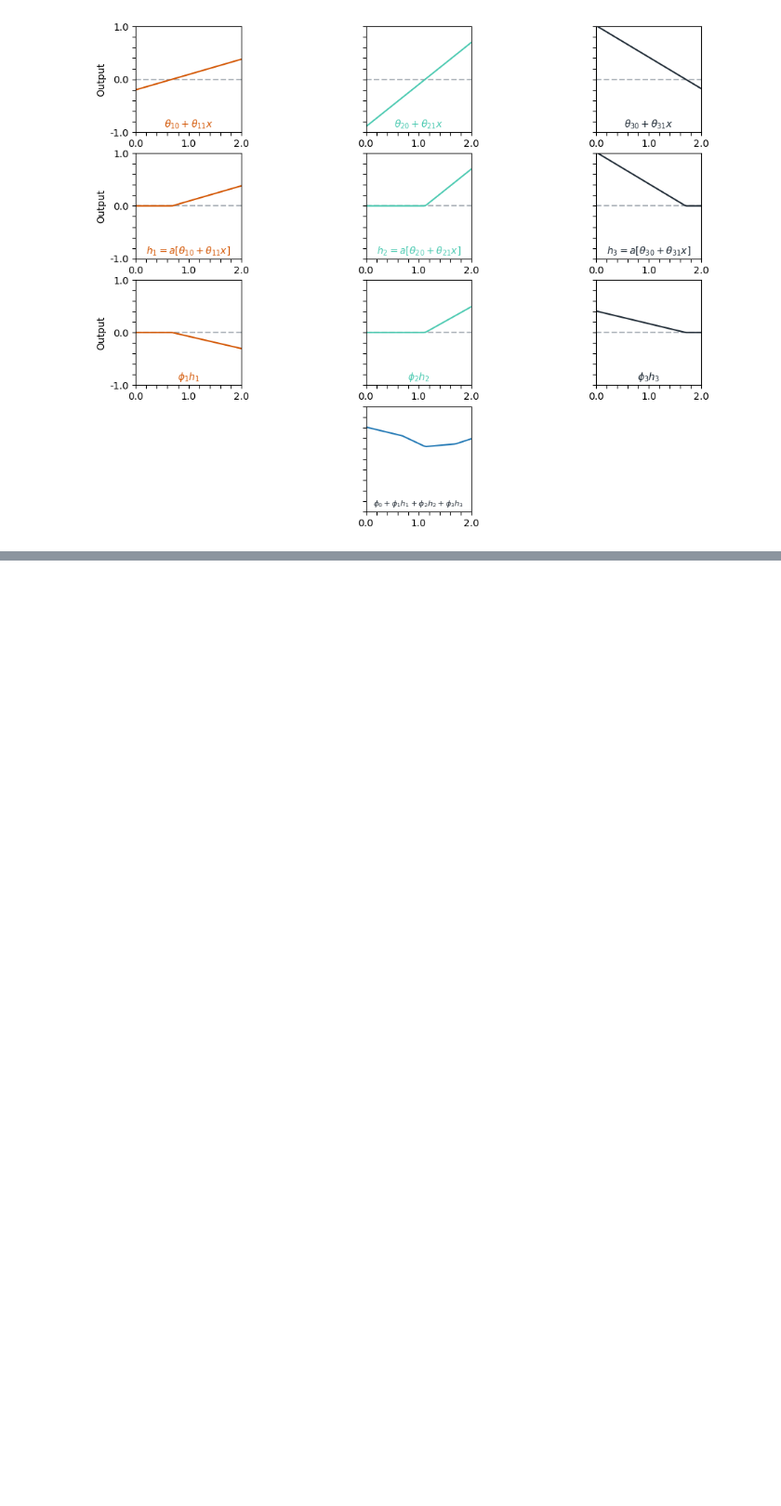
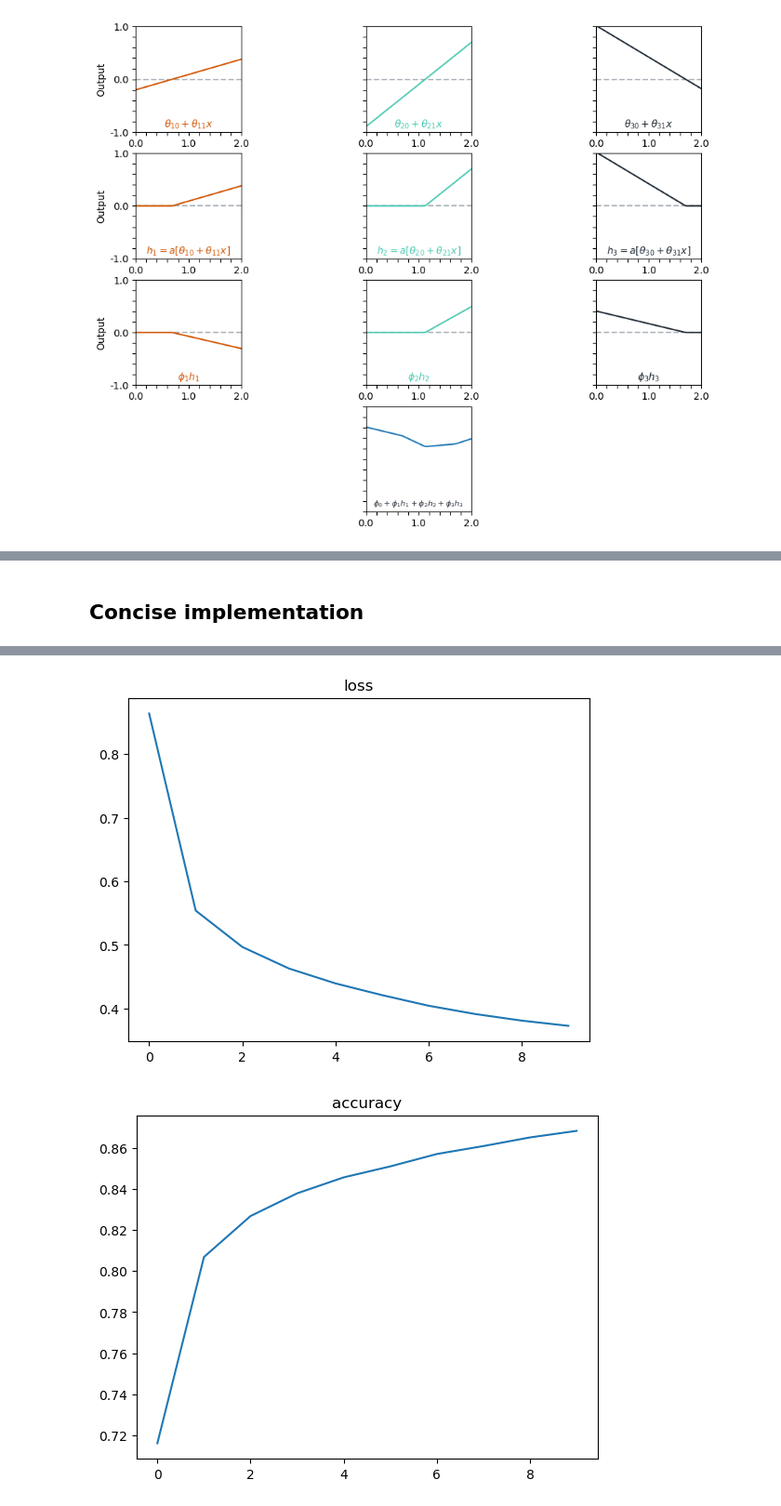
Before and after one commit to bmalick/machine-learning-grind, a Jupyter notebook: 02-neural-networks/01-shallow-neural-network/main.ipynb, the cells around one changed output, grey strips where cells are left out. Shown at 93% size. Saved outputs shown, nothing was run; the diff lists cells and outputs as text; code cells hidden in the pictures; blank space fills up the shorter version.

```diff
--- a/02-neural-networks/01-shallow-neural-network/main.ipynb
+++ b/02-neural-networks/01-shallow-neural-network/main.ipynb
@@ -72,0 +311,8 @@ h_3: Hidden Unit: ( 1.0, -0.6)
+# %%
+model = modules.MLPScratch(num_inputs=28*28, num_outputs=10, num_hiddens=256)
+dataloader = modules.FashionMnist(batch_size=256).train
+# criterion = cross_entropy
+criterion = F.cross_entropy
+epochs=10
+optimizer = trainer.SGD(model.parameters(), 0.01)
+trainer.train_model(model=model, data=dataloader, criterion=criterion, optimizer=optimizer, epochs=10, metrics=[modules.accuracy])
@@ -72,0 +330,11 @@ h_3: Hidden Unit: ( 1.0, -0.6)
+# %% [markdown]
+## Concise implementation
+# %%
+model = modules.ConciseMLP(num_inputs=28*28, num_outputs=10, num_hiddens=256)
+print(model)
+dataloader = modules.FashionMnist(batch_size=256).train
+criterion = F.cross_entropy
+epochs=10
+optimizer = torch.optim.SGD(params=model.parameters(), lr=0.1)
+trainer.train2(model=model, data=dataloader, criterion=criterion, optimizer=optimizer, epochs=10, metrics=[modules.accuracy])
+# %% [output]
@@ -72,0 +359,2 @@ h_3: Hidden Unit: ( 1.0, -0.6)
+[figure, added]
+[figure, added]
```
Also changed, not shown: parts of 31 cells of this notebook, 4 other files.
